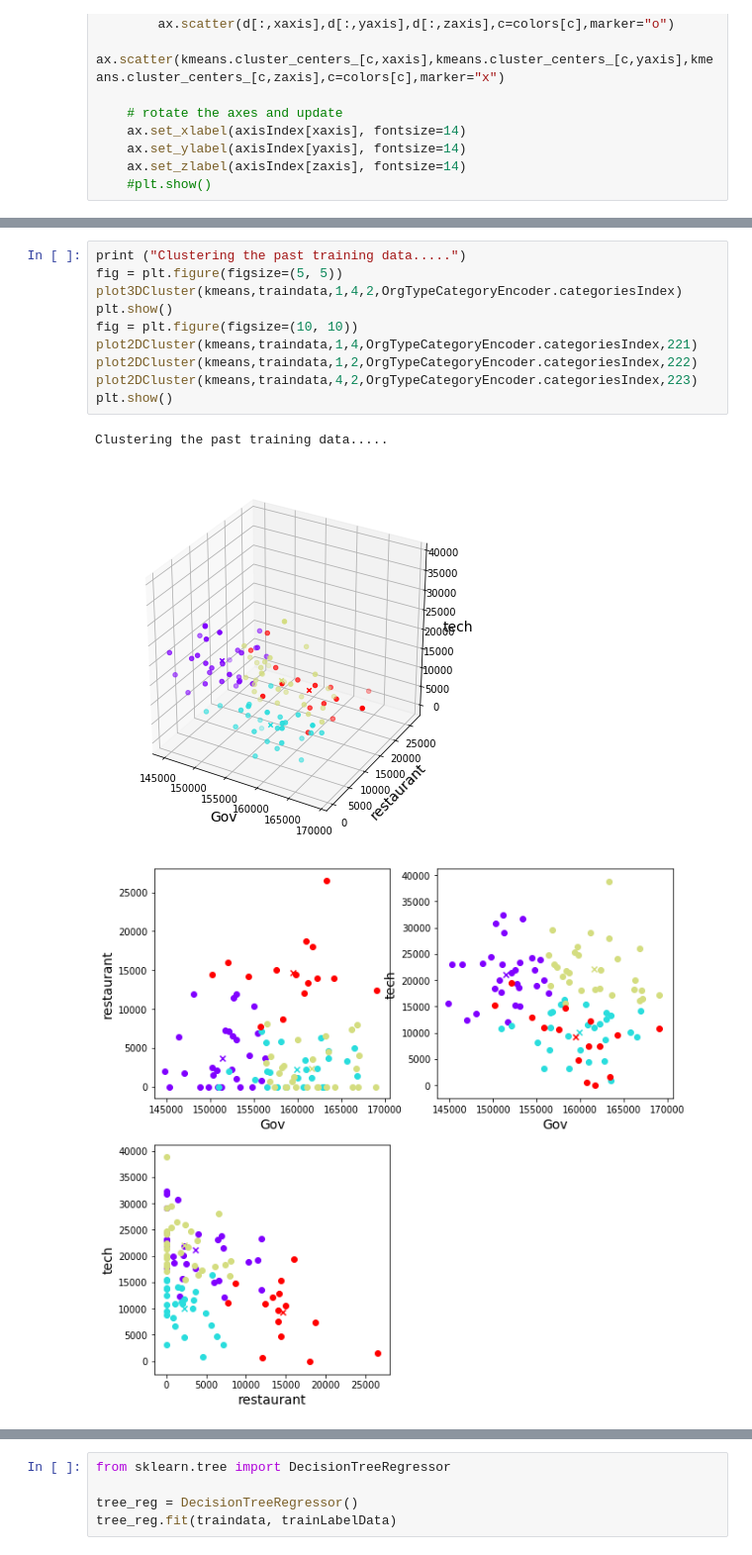
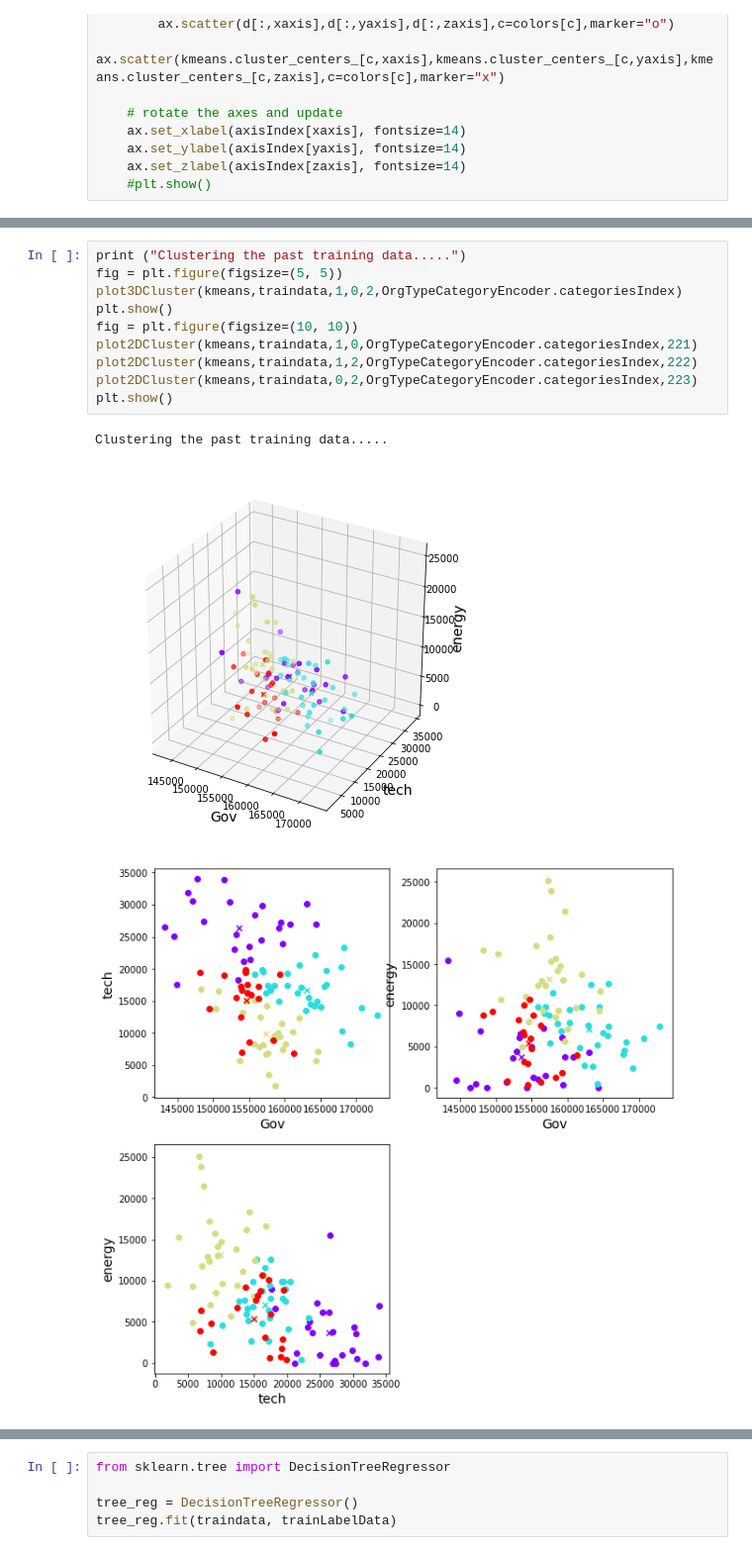
Before and after one commit to dexterchan/TradeSample, a Jupyter notebook: Scripts/AnalysisWorkbook2.ipynb, the cells around one changed output, grey strips where cells are left out. Shown at 99% size. Drawn from its saved outputs; the diff is of its cells as text.

```diff
--- a/Scripts/AnalysisWorkbook2.ipynb
+++ b/Scripts/AnalysisWorkbook2.ipynb
@@ -154,17 +154,17 @@ Index(['airline', 'Gov', 'tech', 'energy', 'restaurant'], dtype='object')
 # %%
 print ("Clustering the past training data.....")
 fig = plt.figure(figsize=(5, 5))
-plot3DCluster(kmeans,traindata,1,4,2,OrgTypeCategoryEncoder.categoriesIndex)
+plot3DCluster(kmeans,traindata,1,0,2,OrgTypeCategoryEncoder.categoriesIndex)
 plt.show()
 fig = plt.figure(figsize=(10, 10))
-plot2DCluster(kmeans,traindata,1,4,OrgTypeCategoryEncoder.categoriesIndex,221)
+plot2DCluster(kmeans,traindata,1,0,OrgTypeCategoryEncoder.categoriesIndex,221)
 plot2DCluster(kmeans,traindata,1,2,OrgTypeCategoryEncoder.categoriesIndex,222)
-plot2DCluster(kmeans,traindata,4,2,OrgTypeCategoryEncoder.categoriesIndex,223)
+plot2DCluster(kmeans,traindata,0,2,OrgTypeCategoryEncoder.categoriesIndex,223)
 plt.show()
 # %% [output]
 Clustering the past training data.....
-[figure, old version]
+[figure, new version]
-[figure, old version]
+[figure, new version]
 # %%
 print("Cluster centre:")
 cSet=np.round(kmeans.cluster_centers_[:,0:len(OrgTypeCategoryEncoder.categoriesIndex)])
```
Also changed, not shown: parts of 9 cells of this notebook, 2 other files.
